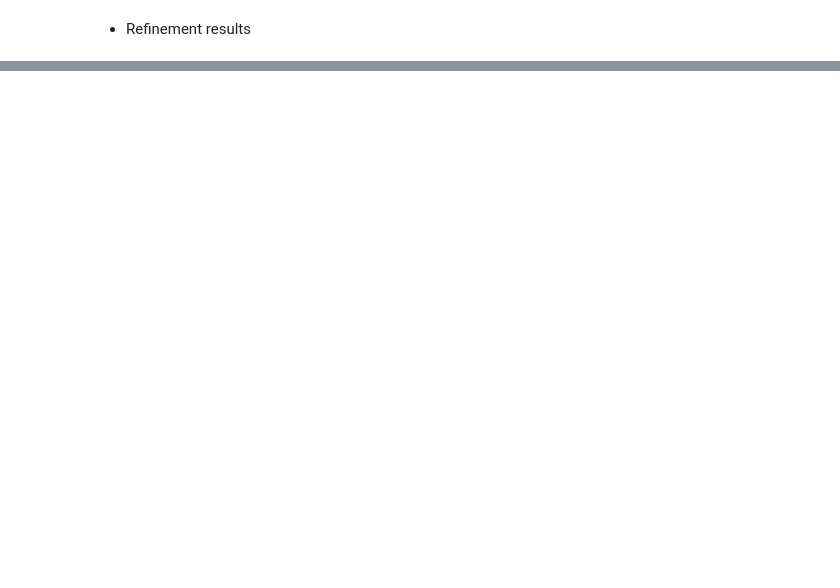
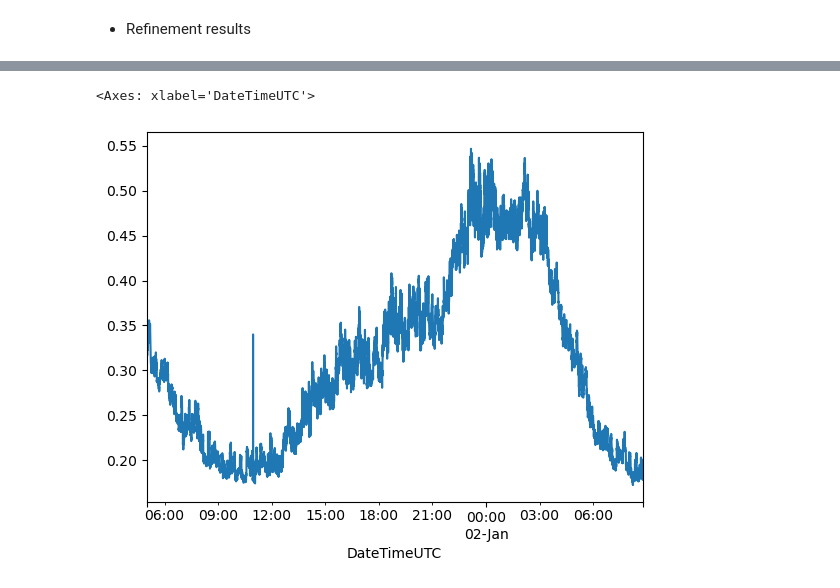
Before and after one commit to WillWang1113/Moving-Average-Diffusion, a Jupyter notebook: notebooks/benchdata_preprocess.ipynb, the cells around one changed output, grey strips where cells are left out. Cells and saved outputs as stored; diff of their text form; code cells hidden in the pictures; blank space fills up the shorter version.

```diff
--- a/notebooks/benchdata_preprocess.ipynb
+++ b/notebooks/benchdata_preprocess.ipynb
@@ -578,0 +343,5 @@ ax.plot([2,4,6,8,16],df[['lps_lt']].values.reshape(-1, 5).T)
+# %%
+df_ind[second_set].mean(axis=1)[:10000].plot()
+# %% [output]
+<Axes: xlabel='DateTimeUTC'>
+[figure, added]
```
Also changed, not shown: parts of 33 cells of this notebook, 32 other files.
